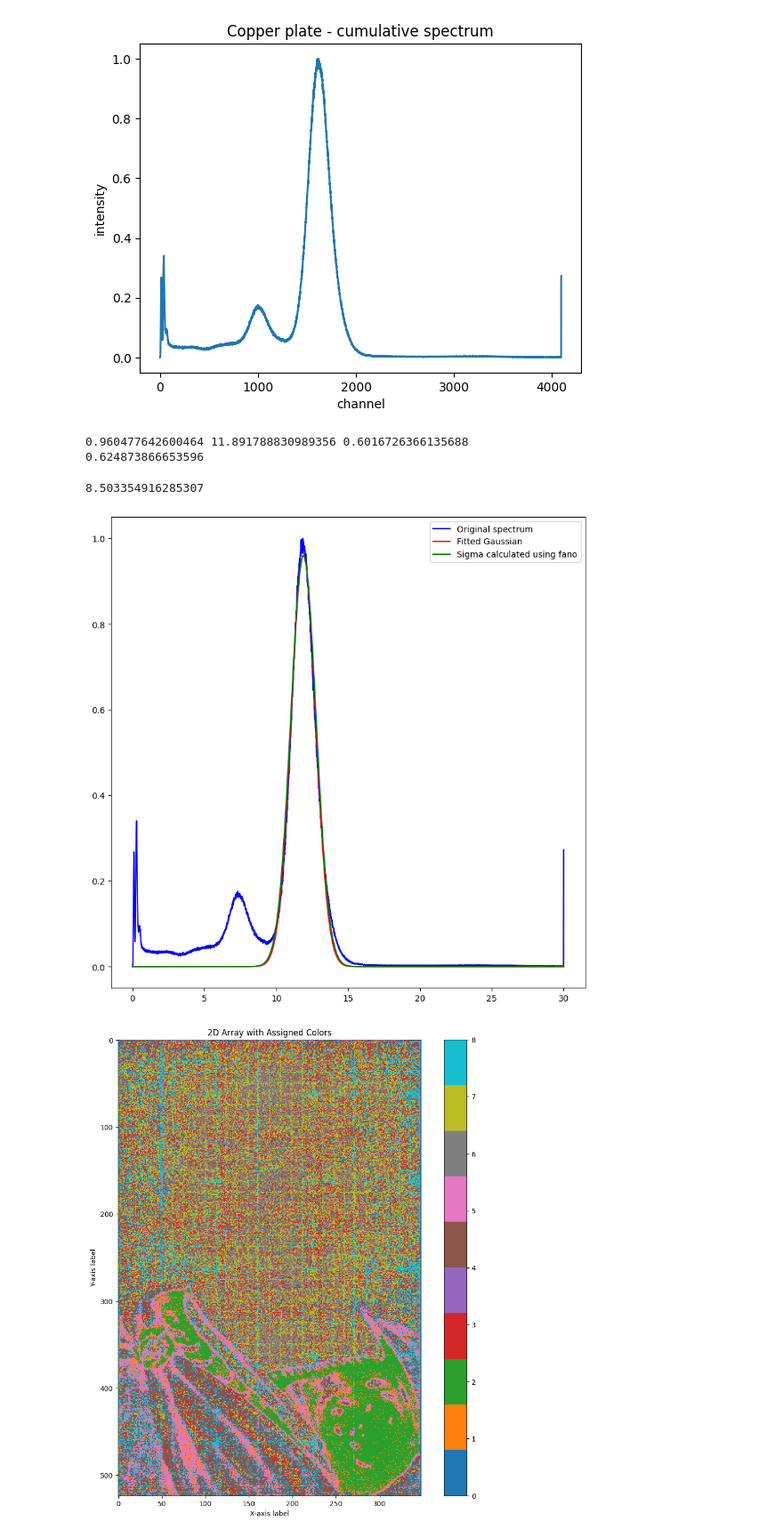
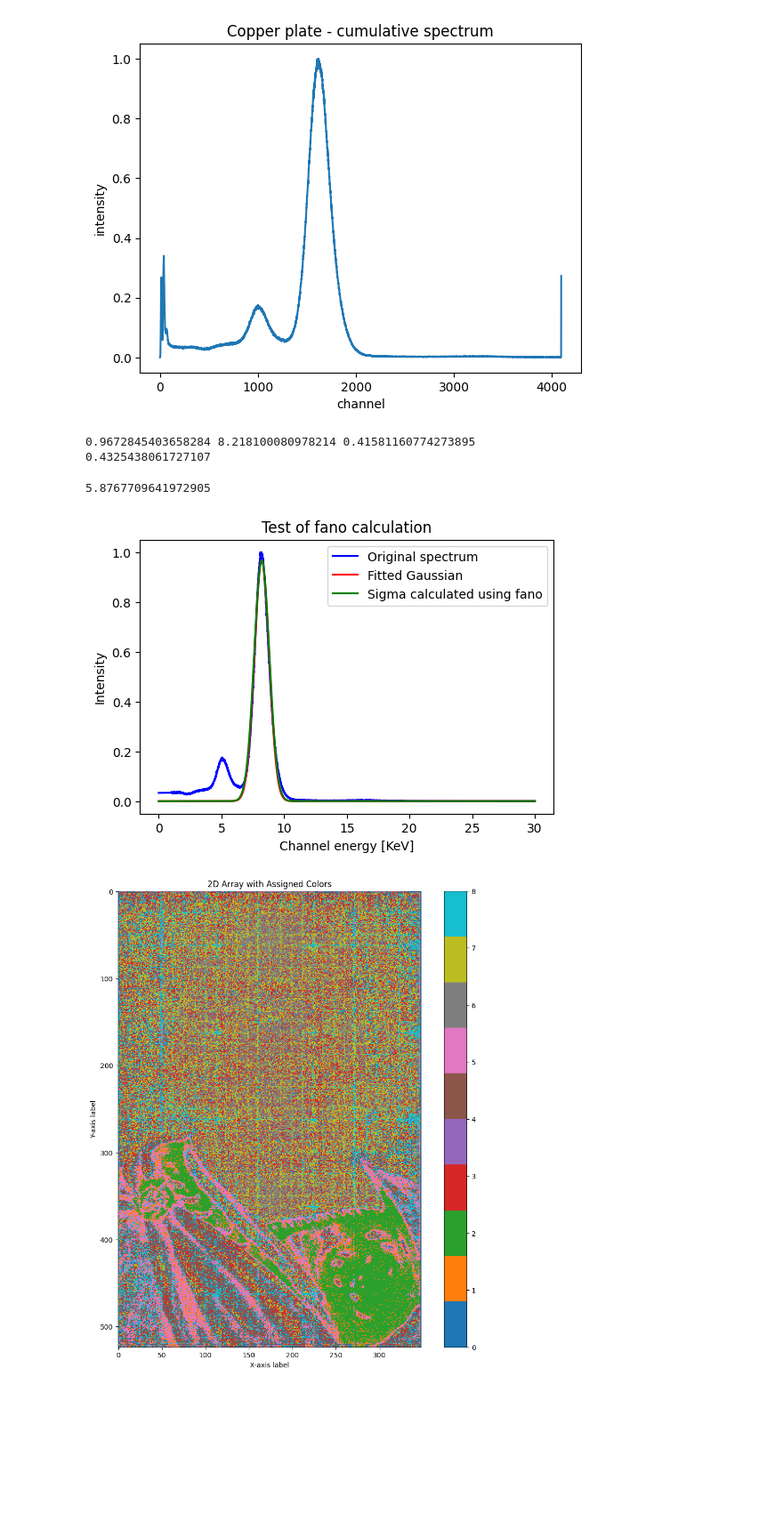
Before and after one commit to erzar0/1d-vit-for-classification-of-xrf-spectra, a Jupyter notebook: data_exploration.ipynb, the cells around one changed output. Shown at 89% size. Saved outputs shown, nothing was run; the diff lists cells and outputs as text; code cells hidden in the pictures; blank space fills up the shorter version.

```diff
--- a/data_exploration.ipynb
+++ b/data_exploration.ipynb
@@ -112,18 +155,19 @@ def get_processed_spectrum(e_xy, peaks, energies, min_energy=0, max_energy=30
         ax.set_zlabel('Spectrum')
         ax.view_init(elev=20, azim=260)
         ax.legend()
+        plt.savefig("spectrum_preprocessing.svg")
         plt.show()
 
     return channel_energies_interpolated, spectrum_acc_interpolated
 
 peaks_sobieski = [817, 1016,1347, 1598]
 energies_sobieski = [6.405, 8.046, 10.551, 12.614]
-channel_energies_mapped, spectrum_acc_mapped = get_processed_spectrum(sobieski_e_xy, peaks_sobieski, energies_sobieski, plot=True)
+channel_energies, spectrum_acc= get_processed_spectrum(sobieski_e_xy, peaks_sobieski, energies_sobieski, plot=True)
 
-# peaks_copper_plate = [720, 985, 1594, 2068]
-# energies_copper_plate = [3.692, 5.088, 8.046, 10.551]
+peaks_copper_plate = [720, 985, 1594, 2068]
+energies_copper_plate = [3.692, 5.088, 8.046, 10.551]
 
-# channel_energies, spectrum_acc = get_processed_spectrum(copper_plate_e_xy, peaks_copper_plate, energies_copper_plate)
+# channel_energies, spectrum_acc = get_processed_spectrum(copper_plate_e_xy, peaks_copper_plate, energies_copper_plate, plot=True)
 spectrum_acc = spectrum_acc / np.max(spectrum_acc)
 for el in spectrum_acc:
     print(f"{el},", end="")
@@ -173,43 +219,41 @@ show_stats(copper_plate_e_xy, name="Copper plate")
 # %%
 from scipy.optimize import curve_fit
 
 def gaussian(x, amplitude, mean, stddev):
     return amplitude * np.exp(-((x - mean) / (2 * stddev))**2)
-
-def calculate_fano_factor(fwhm, average_energy):
-    fano_factor = (2.354**2 * fwhm**2) / average_energy
-    return fano_factor
 
 def calculate_fano(spectrum):
     x_values = np.linspace(0, 30, len(spectrum))
     (amplitude_opt, mean_opt, stddev_opt), _ = curve_fit(gaussian, x_values, spectrum)
 
     fitted_curve = gaussian(x_values, amplitude_opt, mean_opt, stddev_opt)
 
     fwhm = 2.354 * stddev_opt
     fano = ( fwhm**2 ) / (mean_opt * 2.354**2 * 0.00358 )
     sigma_calculated_with_fano = np.sqrt((0.08/2.354)**2 + 0.00385 * fano * mean_opt)
 
-    plt.figure(figsize=(10, 10))
+    plt.figure(figsize=(6, 4))
+    plt.title("Test of fano calculation")
+    plt.xlabel("Channel energy [KeV]")
+    plt.ylabel("Intensity")
     plt.plot(x_values, spectrum, label='Original spectrum', color='blue')
     plt.plot(x_values, fitted_curve, label='Fitted Gaussian', color='red')
     plt.plot(x_values, gaussian(x_values, amplitude_opt, mean_opt, sigma_calculated_with_fano), label="Sigma calculated using fano", color="green")
+    plt.legend()
+    plt.savefig("fano_calculation.svg")
     print(amplitude_opt, mean_opt, stddev_opt)
     print(sigma_calculated_with_fano)
 
     plt.legend()
 
     return fano
 
-
-cumulative_spectrum = np.sum(copper_plate_e_xy, (0, 1))
-cumulative_spectrum = cumulative_spectrum / np.max(cumulative_spectrum)
-calculate_fano(cumulative_spectrum)
+calculate_fano(spectrum_acc)
 # %% [output]
-0.960477642600464 11.891788830989356 0.6016726366135688
-0.624873866653596
+0.9672845403658284 8.218100080978214 0.41581160774273895
+0.4325438061727107
-8.503354916285307
+5.8767709641972905
-[figure, old version]
+[figure, new version]
 # %%
 import pandas as pd
 import numpy as np
```
Also changed, not shown: parts of 4 cells of this notebook.
